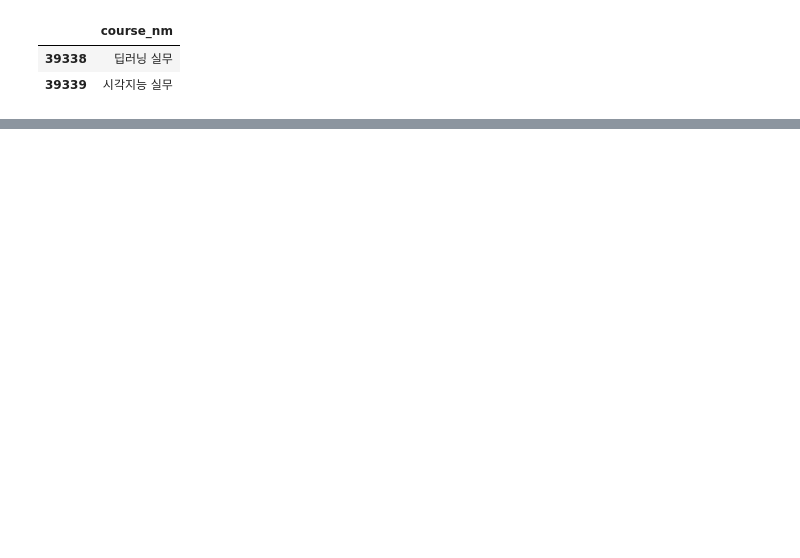
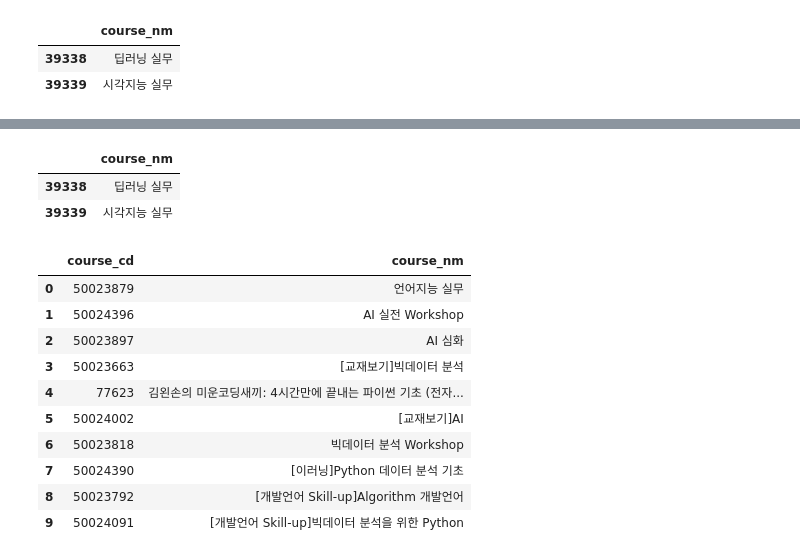
Before and after one commit to seokwon-0315/recommend_system_with_python, a Jupyter notebook: Code/Matrix_Factorization(ALS).ipynb, the cells around one changed output, grey strips where cells are left out. Saved outputs shown, nothing was run; the diff lists cells and outputs as text; code cells hidden in the pictures; blank space fills up the shorter version.

Commit message:
add recommend_course_by_als class

```diff
--- a/Code/Matrix_Factorization(ALS).ipynb
+++ b/Code/Matrix_Factorization(ALS).ipynb
@@ -156,0 +196,26 @@ rec_for_user
+# %%
+test = recommend_course_by_als(data)
+# %%
+test.fit(factors=20, regularization=0.01, iterations = 100)
+# %%
+seen_df, rec_df = test.recommend(83191, 10)
+# %%
+seen_df
+# %% [output]
+|  | course_nm |
+| 39338 | 딥러닝 실무 |
+| 39339 | 시각지능 실무 |
+# %%
+rec_df
+# %% [output]
+|  | course_cd | course_nm |
+| 0 | 50023879 | 언어지능 실무 |
+| 1 | 50024396 | AI 실전 Workshop |
+| 2 | 50023897 | AI 심화 |
+| 3 | 50023663 | [교재보기]빅데이터 분석 |
+| 4 | 77623 | 김왼손의 미운코딩새끼: 4시간만에 끝내는 파이썬 기초 (전자... |
+| 5 | 50024002 | [교재보기]AI |
+| 6 | 50023818 | 빅데이터 분석 Workshop |
+| 7 | 50024390 | [이러닝]Python 데이터 분석 기초 |
+| 8 | 50023792 | [개발언어 Skill-up]Algorithm 개발언어 |
+| 9 | 50024091 | [개발언어 Skill-up]빅데이터 분석을 위한 Python |
```
Also changed, not shown: parts of 9 cells of this notebook.
